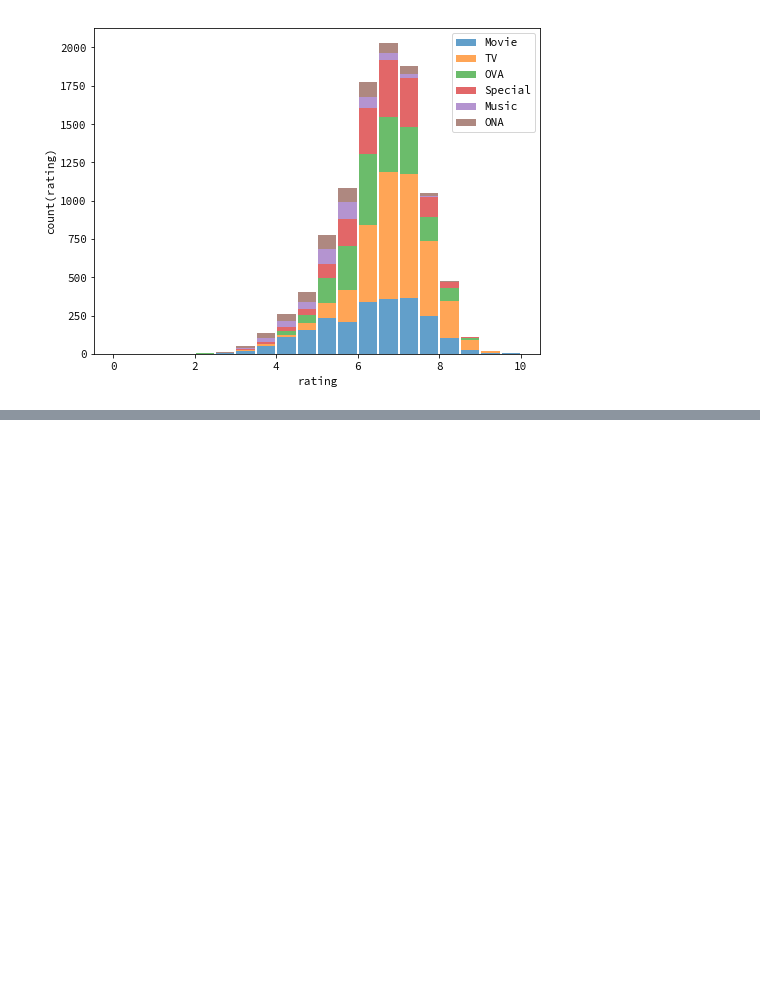
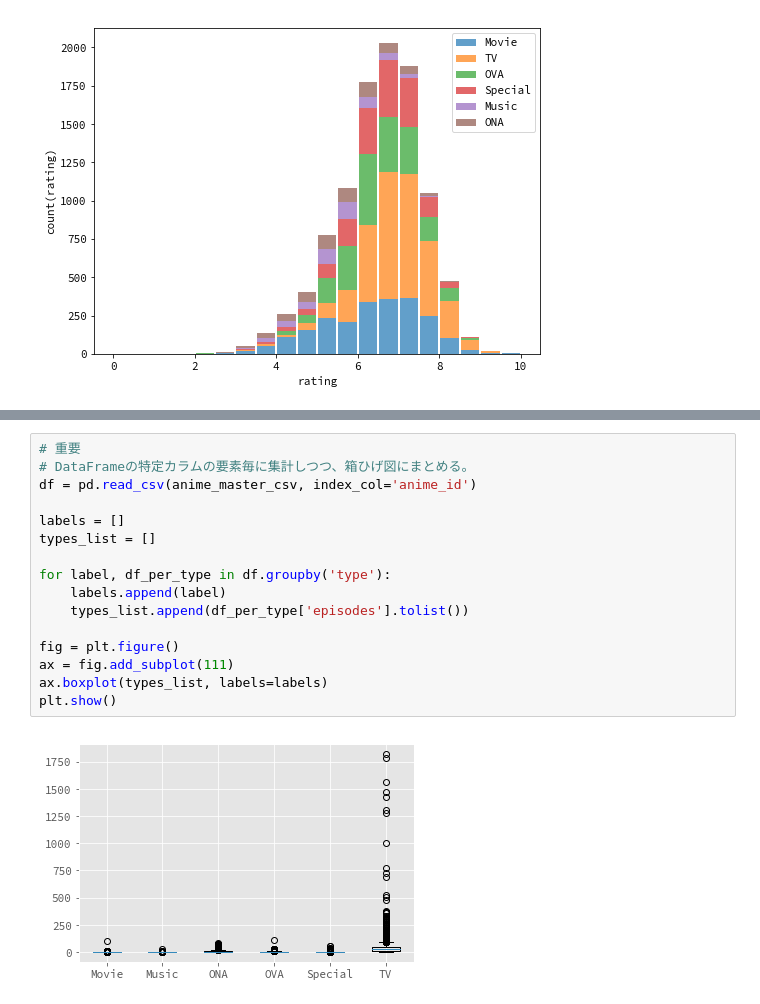
Before and after one commit to ikki02/Python, a Jupyter notebook: JupyterNotebook - Matplotlib/Matplotlib.ipynb, the cells around one changed output, grey strips where cells are left out. Drawn from its saved outputs; the diff is of its cells as text; blank space fills up the shorter version.

```diff
--- a/JupyterNotebook - Matplotlib/Matplotlib.ipynb
+++ b/JupyterNotebook - Matplotlib/Matplotlib.ipynb
@@ -483,0 +512,18 @@ plt.show()
+# %%
+# 重要
+# DataFrameの特定カラムの要素毎に集計しつつ、箱ひげ図にまとめる。
+df = pd.read_csv(anime_master_csv, index_col='anime_id')
+
+labels = []
+types_list = []
+
+for label, df_per_type in df.groupby('type'):
+    labels.append(label)
+    types_list.append(df_per_type['episodes'].tolist())
+
+fig = plt.figure()
+ax = fig.add_subplot(111)
+ax.boxplot(types_list, labels=labels)
+plt.show()
+# %% [output]
+[figure, added]
```
Also changed, not shown: parts of 8 cells of this notebook.
